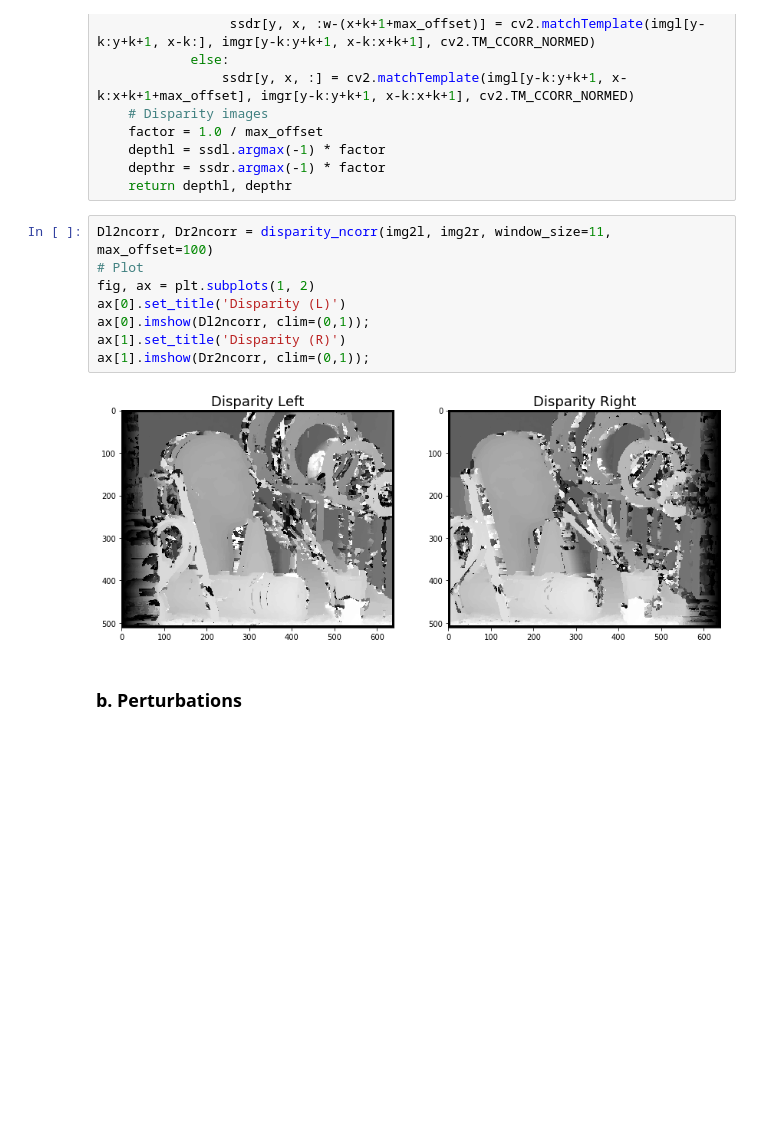
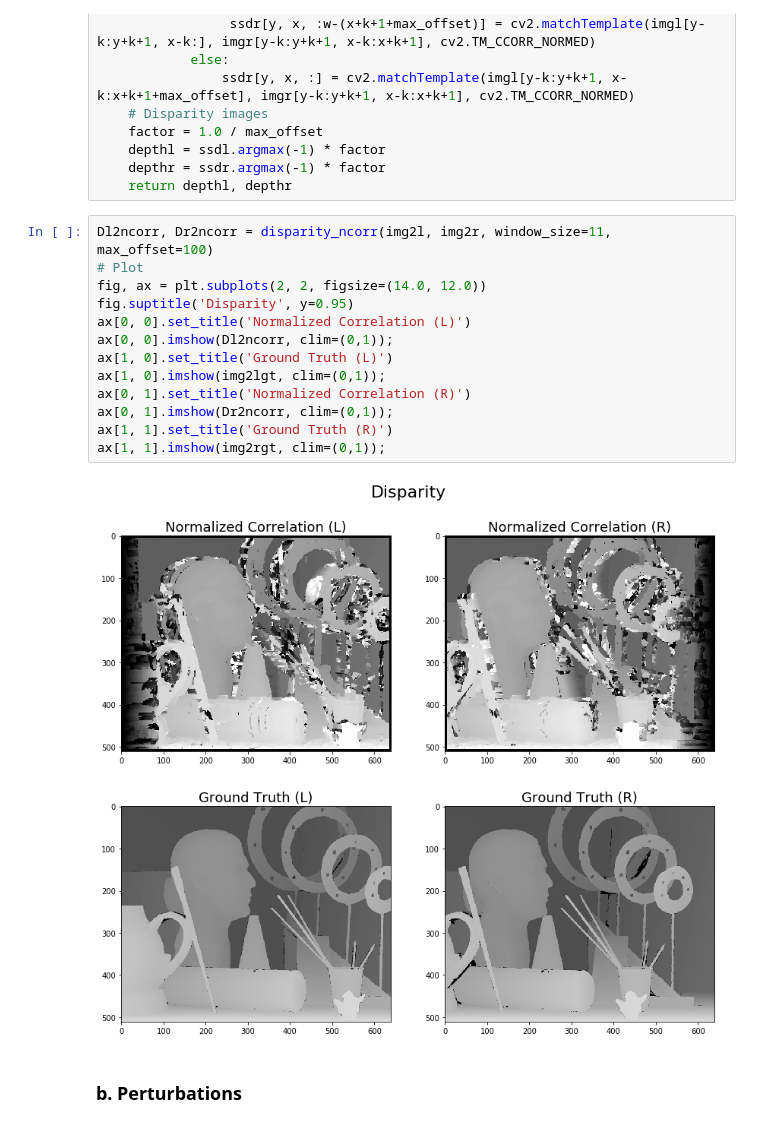
Before and after one commit to brandenwallace/cs6476-cv-1, a Jupyter notebook: PS2/PS2.ipynb, the cells around one changed output. Cells and saved outputs as stored; diff of their text form; blank space fills up the shorter version.

```diff
--- a/PS2/PS2.ipynb
+++ b/PS2/PS2.ipynb
@@ -229,13 +213,18 @@ def disparity_ncorr(imgl, imgr, window_size=11, max_offset=100):
 # %%
 Dl2ncorr, Dr2ncorr = disparity_ncorr(img2l, img2r, window_size=11, max_offset=100)
 # Plot
-fig, ax = plt.subplots(1, 2)
-ax[0].set_title('Disparity (L)')
-ax[0].imshow(Dl2ncorr, clim=(0,1));
-ax[1].set_title('Disparity (R)')
-ax[1].imshow(Dr2ncorr, clim=(0,1));
+fig, ax = plt.subplots(2, 2, figsize=(14.0, 12.0))
+fig.suptitle('Disparity', y=0.95)
+ax[0, 0].set_title('Normalized Correlation (L)')
+ax[0, 0].imshow(Dl2ncorr, clim=(0,1));
+ax[1, 0].set_title('Ground Truth (L)')
+ax[1, 0].imshow(img2lgt, clim=(0,1));
+ax[0, 1].set_title('Normalized Correlation (R)')
+ax[0, 1].imshow(Dr2ncorr, clim=(0,1));
+ax[1, 1].set_title('Ground Truth (R)')
+ax[1, 1].imshow(img2rgt, clim=(0,1));
 # %% [output]
-[figure, old version]
+[figure, new version]
 # %% [markdown]
 ### b. Perturbations
 # %%
```
Also changed, not shown: parts of 16 cells of this notebook.
